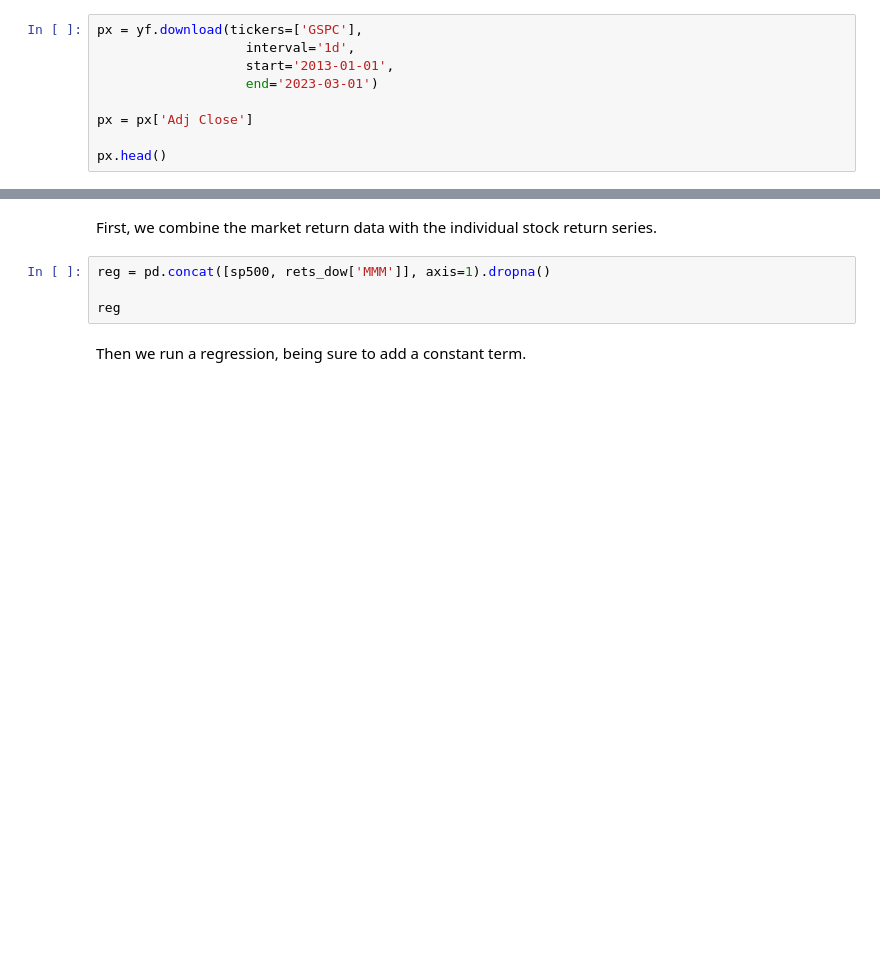
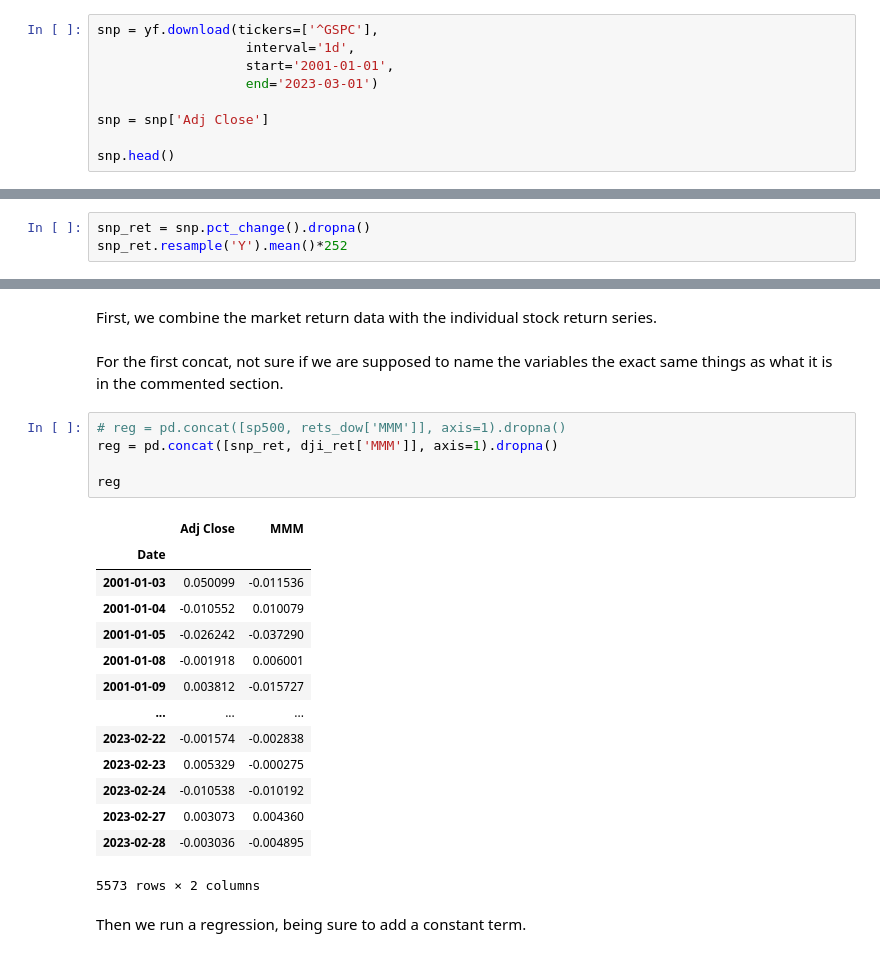
Before and after one commit to vargopal/stockMarket, a Jupyter notebook: HW1.ipynb, the cells around one changed output, grey strips where cells are left out. Drawn from its saved outputs; the diff is of its cells as text; blank space fills up the shorter version.

Commit message:
Getting the first part of regressions

```diff
--- a/HW1.ipynb
+++ b/HW1.ipynb
@@ -271,11 +285,11 @@ As above, use `groupby` to calculate the average pairwise correlation in each ye
 # %% [markdown]
 As a proxy for the return on the market, get download data for the S&P 500 index (ticker symbol: ^GSPC).
 # %%
-px = yf.download(tickers=['GSPC'],
+snp = yf.download(tickers=['^GSPC'],
                    interval='1d',
-                   start='2013-01-01',
+                   start='2001-01-01',
                    end='2023-03-01')
 
-px = px['Adj Close']
+snp = snp['Adj Close']
 
-px.head()
+snp.head()
@@ -282,2 +305,5 @@ px.head()
 # %% [markdown]
 Calculate the average return on the index in each year. A typical year has 252 trading days, so multiply the result by 252 to get the annualized return.
+# %%
+snp_ret = snp.pct_change().dropna()
+snp_ret.resample('Y').mean()*252
@@ -295,10 +352,28 @@ Next we'll estimate β for each stock. As an example, here's how we can estimate
 import statsmodels.api as sm
 # %% [markdown]
 First, we combine the market return data with the individual stock return series.
+# %% [markdown]
+For the first concat, not sure if we are supposed to name the variables the exact same things as what it is in the commented section.
 # %%
-reg = pd.concat([sp500, rets_dow['MMM']], axis=1).dropna()
+# reg = pd.concat([sp500, rets_dow['MMM']], axis=1).dropna()
+reg = pd.concat([snp_ret, dji_ret['MMM']], axis=1).dropna()
 
 reg
+# %% [output]
+|  | Adj Close | MMM |
+| Date |  |  |
+| 2001-01-03 | 0.050099 | -0.011536 |
+| 2001-01-04 | -0.010552 | 0.010079 |
+| 2001-01-05 | -0.026242 | -0.037290 |
+| 2001-01-08 | -0.001918 | 0.006001 |
+| 2001-01-09 | 0.003812 | -0.015727 |
+| ... | ... | ... |
+| 2023-02-22 | -0.001574 | -0.002838 |
+| 2023-02-23 | 0.005329 | -0.000275 |
+| 2023-02-24 | -0.010538 | -0.010192 |
+| 2023-02-27 | 0.003073 | 0.004360 |
+| 2023-02-28 | -0.003036 | -0.004895 |
+5573 rows × 2 columns
 # %% [markdown]
 Then we run a regression, being sure to add a constant term.
 # %%
```
Also changed, not shown: parts of 9 cells of this notebook.
